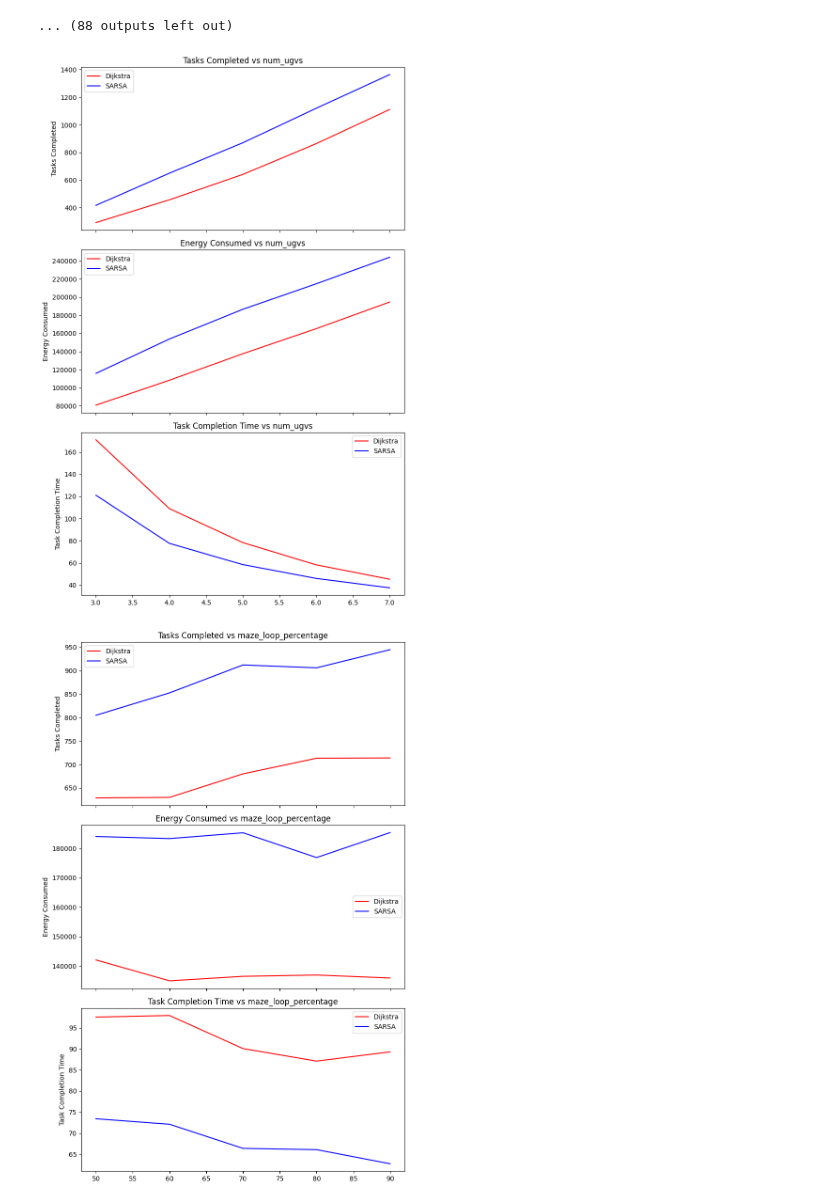
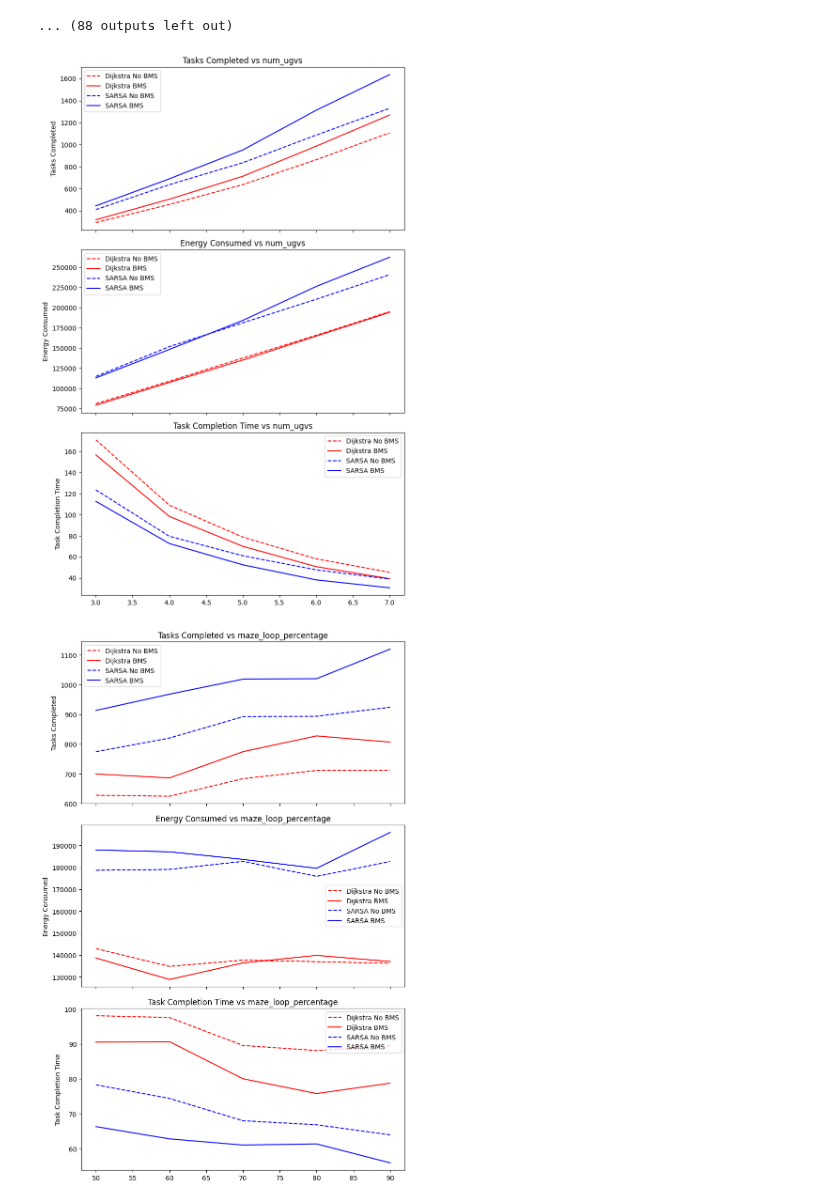
Before and after one commit to smoke275/DroneSim, a Jupyter notebook: parameter_simulation.ipynb, the cells around one changed output. Saved outputs shown, nothing was run; the diff lists cells and outputs as text; code cells hidden in the pictures.

```diff
--- a/parameter_simulation.ipynb
+++ b/parameter_simulation.ipynb
@@ -123,24 +145,32 @@ Policy loaded from runs/sarsa/9e19ef9b/policy.pkl
 # %%
-def plot_param(results1, results2, param):
-    grouped1 = results1.groupby(param).mean().reset_index()
-    grouped2 = results2.groupby(param).mean().reset_index()
+def plot_param(results_d_nb, results_d_b, results_s_nb, results_s_b, param):
+    grouped_d_nb = results_d_nb.groupby(param).mean().reset_index()
+    grouped_d_b = results_d_b.groupby(param).mean().reset_index()
+    grouped_s_nb = results_s_nb.groupby(param).mean().reset_index()
+    grouped_s_b = results_s_b.groupby(param).mean().reset_index()
 
     fig, axes = plt.subplots(3, 1, figsize=(8, 12), sharex=True)
 
-    axes[0].plot(grouped1[param], grouped1['tasks_completed'], label='Dijkstra', color='red')
-    axes[0].plot(grouped2[param], grouped2['tasks_completed'], label='SARSA', color='blue')
+    axes[0].plot(grouped_d_nb[param], grouped_d_nb['tasks_completed'], label='Dijkstra No BMS', color='red', linestyle='--')
+    axes[0].plot(grouped_d_b[param], grouped_d_b['tasks_completed'], label='Dijkstra BMS', color='red')
+    axes[0].plot(grouped_s_nb[param], grouped_s_nb['tasks_completed'], label='SARSA No BMS', color='blue', linestyle='--')
+    axes[0].plot(grouped_s_b[param], grouped_s_b['tasks_completed'], label='SARSA BMS', color='blue')
     axes[0].set_title(f'Tasks Completed vs {param}')
     axes[0].set_ylabel('Tasks Completed')
     axes[0].legend()
 
-    axes[1].plot(grouped1[param], grouped1['energy_consumed'], label='Dijkstra', color='red')
-    axes[1].plot(grouped2[param], grouped2['energy_consumed'], label='SARSA', color='blue')
+    axes[1].plot(grouped_d_nb[param], grouped_d_nb['energy_consumed'], label='Dijkstra No BMS', color='red', linestyle='--')
+    axes[1].plot(grouped_d_b[param], grouped_d_b['energy_consumed'], label='Dijkstra BMS', color='red')
+    axes[1].plot(grouped_s_nb[param], grouped_s_nb['energy_consumed'], label='SARSA No BMS', color='blue', linestyle='--')
+    axes[1].plot(grouped_s_b[param], grouped_s_b['energy_consumed'], label='SARSA BMS', color='blue')
     axes[1].set_title(f'Energy Consumed vs {param}')
     axes[1].set_ylabel('Energy Consumed')
     axes[1].legend()
 
-    axes[2].plot(grouped1[param], grouped1['avg_task_completion_time'], label='Dijkstra', color='red')
-    axes[2].plot(grouped2[param], grouped2['avg_task_completion_time'], label='SARSA', color='blue')
+    axes[2].plot(grouped_d_nb[param], grouped_d_nb['avg_task_completion_time'], label='Dijkstra No BMS', color='red', linestyle='--')
+    axes[2].plot(grouped_d_b[param], grouped_d_b['avg_task_completion_time'], label='Dijkstra BMS', color='red')
+    axes[2].plot(grouped_s_nb[param], grouped_s_nb['avg_task_completion_time'], label='SARSA No BMS', color='blue', linestyle='--')
+    axes[2].plot(grouped_s_b[param], grouped_s_b['avg_task_completion_time'], label='SARSA BMS', color='blue')
     axes[2].set_title(f'Task Completion Time vs {param}')
     axes[2].set_ylabel('Task Completion Time')
     axes[2].legend()
@@ -148,15 +178,15 @@ def plot_param(results1, results2, param):
     plt.tight_layout()
     plt.show()
 # %%
-dij_df = pd.read_csv("runs/dijkstras/param_sweep.csv")
-sarsa_df = pd.read_csv(f"runs/sarsa/{policy_name}/param_sweep.csv")
-plot_param(dij_df, sarsa_df, "num_ugvs")
+dij_nb_df = pd.read_csv("runs/dijkstras/param_sweep_no_bms.csv")
+dij_b_df = pd.read_csv("runs/dijkstras/param_sweep_bms.csv")
+sarsa_nb_df = pd.read_csv(f"runs/sarsa/{policy_name}/param_sweep_no_bms.csv")
+sarsa_b_df = pd.read_csv(f"runs/sarsa/{policy_name}/param_sweep_bms.csv")
+plot_param(dij_nb_df, dij_b_df, sarsa_nb_df, sarsa_b_df, "num_ugvs")
 # %% [output]
-[figure, old version]
+[figure, new version]
 # %%
-dij_df = pd.read_csv("runs/dijkstras/param_sweep.csv")
-sarsa_df = pd.read_csv(f"runs/sarsa/{policy_name}/param_sweep.csv")
-plot_param(dij_df, sarsa_df, "maze_loop_percentage")
+plot_param(dij_nb_df, dij_b_df, sarsa_nb_df, sarsa_b_df, "maze_loop_percentage")
 # %% [output]
-[figure, old version]
+[figure, new version]
 # %%
```
Also changed, not shown: parts of 5 cells of this notebook, 11 other files.
